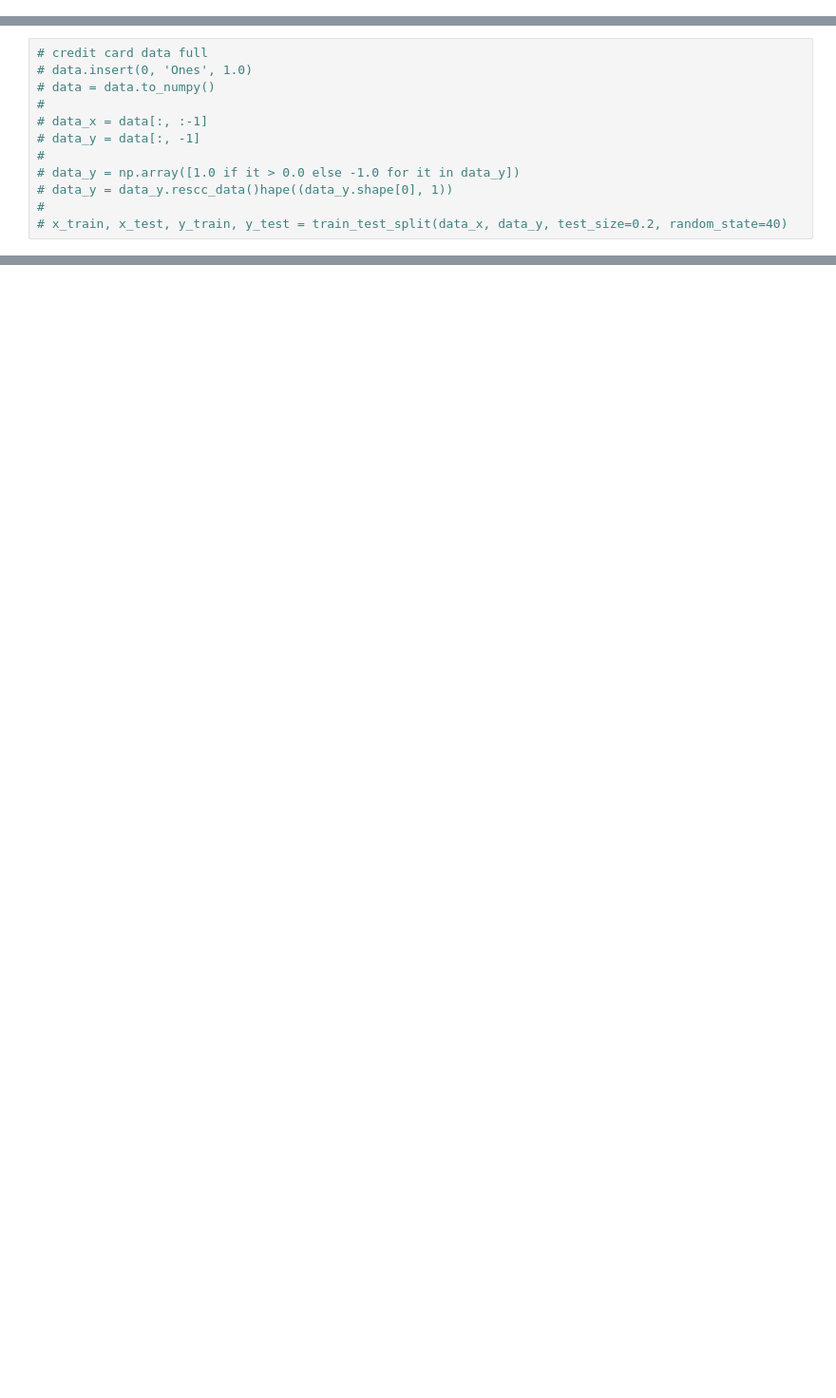
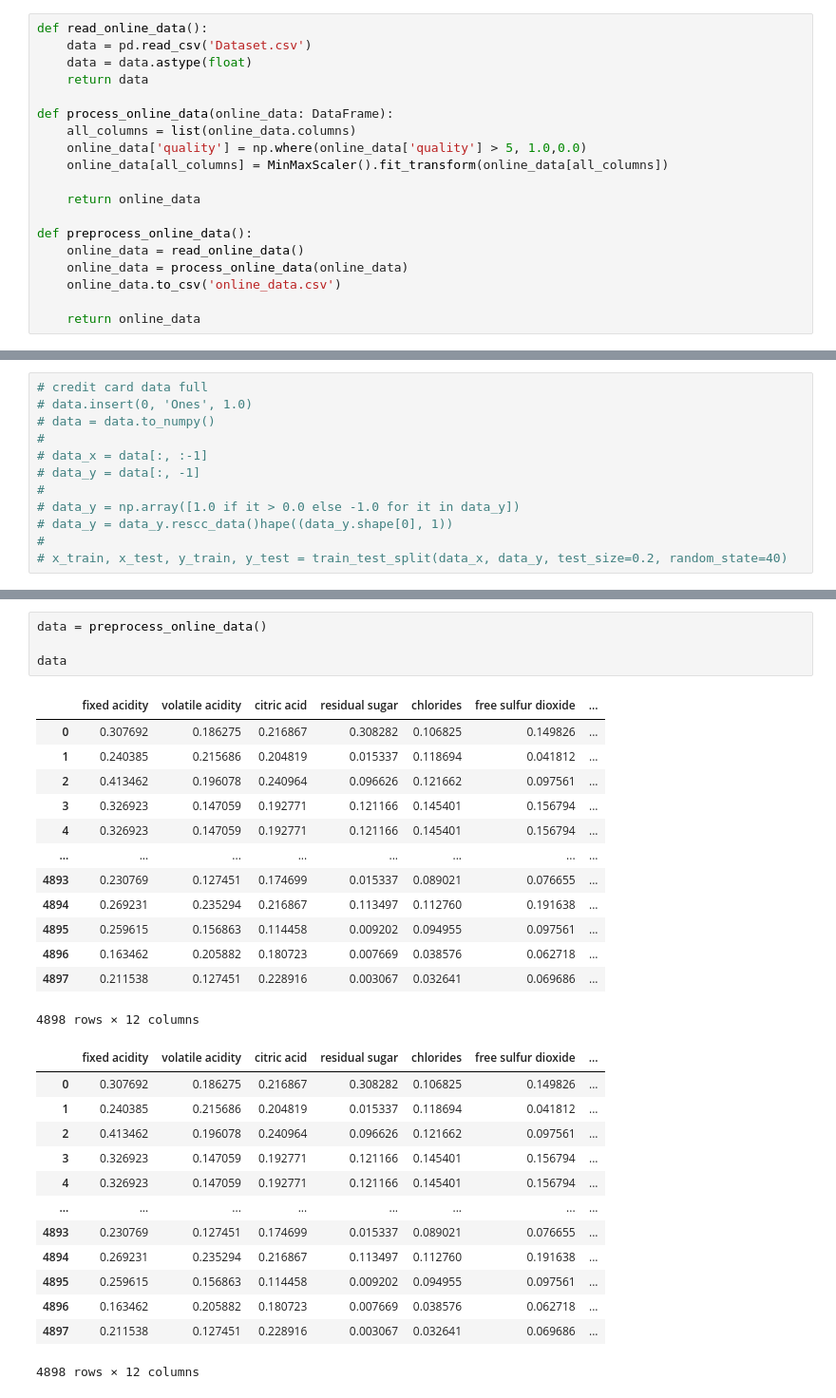
Before and after one commit to ComeBackCity/Implementation-of-Basic-Machine-and-Deep-Learning-Algorithms, a Jupyter notebook: Offline 1/1605053.ipynb, the cells around one changed output, grey strips where cells are left out. Shown at 95% size. Drawn from its saved outputs; the diff is of its cells as text; blank space fills up the shorter version.

Commit message:
Finished online

```diff
--- a/Offline 1/1605053.ipynb
+++ b/Offline 1/1605053.ipynb
@@ -163,6 +163,25 @@ def preprocess_cc_data():
     cc_data = process_cc_data(cc_data)
     cc_data.to_csv('cc.csv')
     return cc_data
+# %%
+def read_online_data():
+    data = pd.read_csv('Dataset.csv')
+    data = data.astype(float)
+    return data
+
+def process_online_data(online_data: DataFrame):
+    all_columns = list(online_data.columns)
+    online_data['quality'] = np.where(online_data['quality'] > 5, 1.0,0.0)
+    online_data[all_columns] = MinMaxScaler().fit_transform(online_data[all_columns])
+
+    return online_data
+
+def preprocess_online_data():
+    online_data = read_online_data()
+    online_data = process_online_data(online_data)
+    online_data.to_csv('online_data.csv')
+
+    return online_data
 # %%
 # loss function
 def loss(y_predicted, y_actual, size):
@@ -613,0 +743,31 @@ array([[-1.],
+# %%
+data = preprocess_online_data()
+
+data
+# %% [output]
+|  | fixed acidity | volatile acidity | citric acid | residual sugar | chlorides | free sulfur dioxide | ... |
+| 0 | 0.307692 | 0.186275 | 0.216867 | 0.308282 | 0.106825 | 0.149826 | ... |
+| 1 | 0.240385 | 0.215686 | 0.204819 | 0.015337 | 0.118694 | 0.041812 | ... |
+| 2 | 0.413462 | 0.196078 | 0.240964 | 0.096626 | 0.121662 | 0.097561 | ... |
+| 3 | 0.326923 | 0.147059 | 0.192771 | 0.121166 | 0.145401 | 0.156794 | ... |
+| 4 | 0.326923 | 0.147059 | 0.192771 | 0.121166 | 0.145401 | 0.156794 | ... |
+| ... | ... | ... | ... | ... | ... | ... | ... |
+| 4893 | 0.230769 | 0.127451 | 0.174699 | 0.015337 | 0.089021 | 0.076655 | ... |
+| 4894 | 0.269231 | 0.235294 | 0.216867 | 0.113497 | 0.112760 | 0.191638 | ... |
+| 4895 | 0.259615 | 0.156863 | 0.114458 | 0.009202 | 0.094955 | 0.097561 | ... |
+| 4896 | 0.163462 | 0.205882 | 0.180723 | 0.007669 | 0.038576 | 0.062718 | ... |
+| 4897 | 0.211538 | 0.127451 | 0.228916 | 0.003067 | 0.032641 | 0.069686 | ... |
+4898 rows × 12 columns
+|  | fixed acidity | volatile acidity | citric acid | residual sugar | chlorides | free sulfur dioxide | ... |
+| 0 | 0.307692 | 0.186275 | 0.216867 | 0.308282 | 0.106825 | 0.149826 | ... |
+| 1 | 0.240385 | 0.215686 | 0.204819 | 0.015337 | 0.118694 | 0.041812 | ... |
+| 2 | 0.413462 | 0.196078 | 0.240964 | 0.096626 | 0.121662 | 0.097561 | ... |
+| 3 | 0.326923 | 0.147059 | 0.192771 | 0.121166 | 0.145401 | 0.156794 | ... |
+| 4 | 0.326923 | 0.147059 | 0.192771 | 0.121166 | 0.145401 | 0.156794 | ... |
+| ... | ... | ... | ... | ... | ... | ... | ... |
+| 4893 | 0.230769 | 0.127451 | 0.174699 | 0.015337 | 0.089021 | 0.076655 | ... |
+| 4894 | 0.269231 | 0.235294 | 0.216867 | 0.113497 | 0.112760 | 0.191638 | ... |
+| 4895 | 0.259615 | 0.156863 | 0.114458 | 0.009202 | 0.094955 | 0.097561 | ... |
+| 4896 | 0.163462 | 0.205882 | 0.180723 | 0.007669 | 0.038576 | 0.062718 | ... |
+| 4897 | 0.211538 | 0.127451 | 0.228916 | 0.003067 | 0.032641 | 0.069686 | ... |
+4898 rows × 12 columns
```
Also changed, not shown: parts of 22 cells of this notebook, 1 other file.
